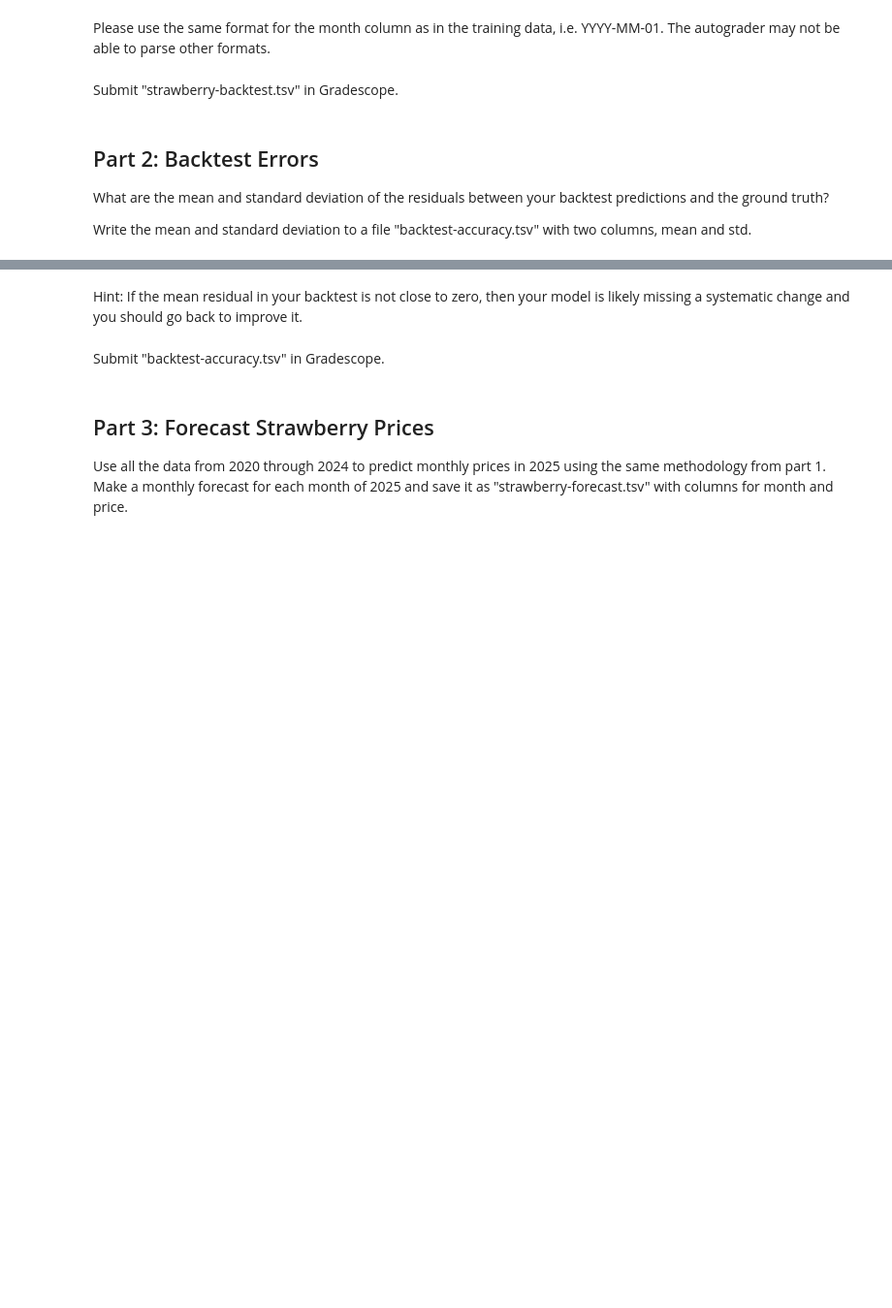
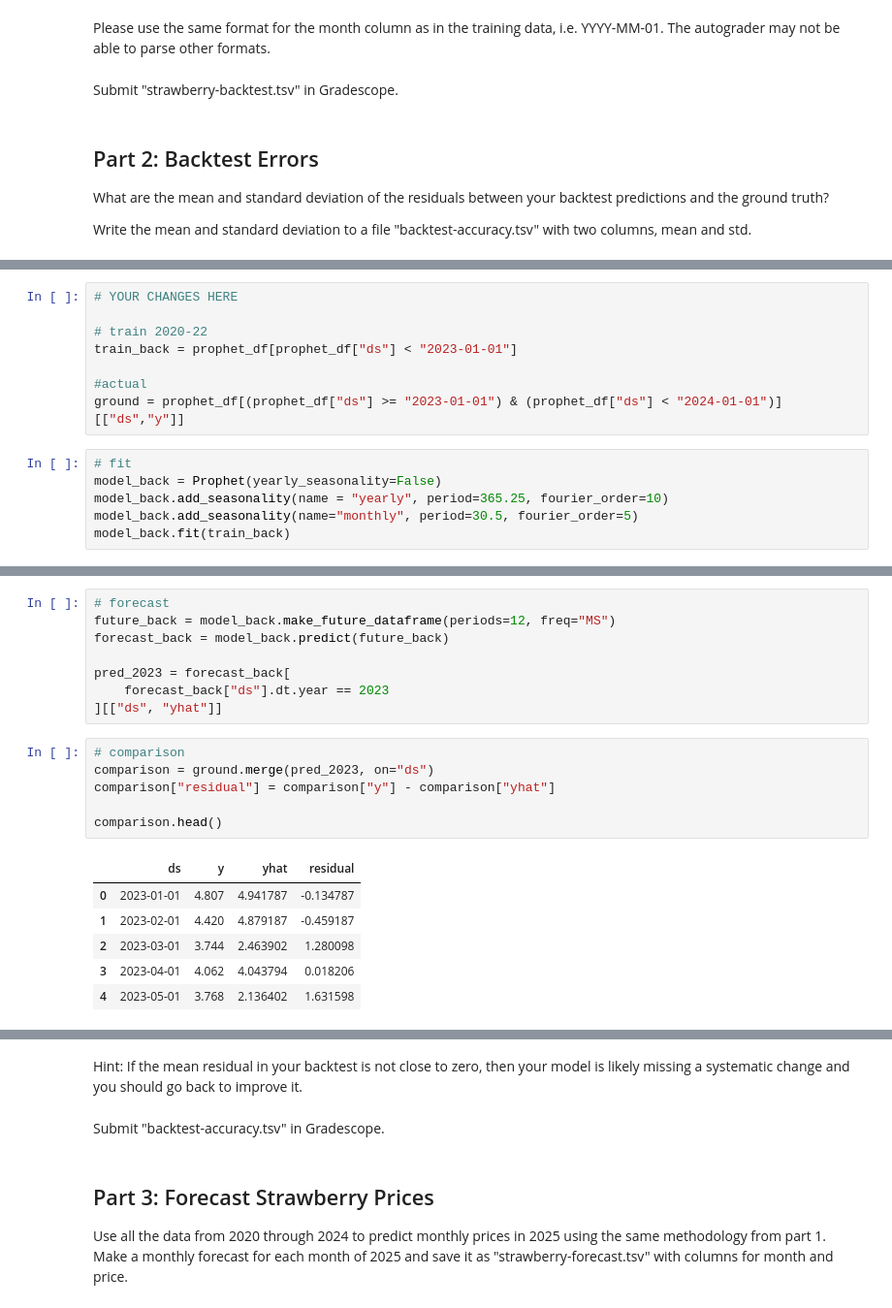
Before and after one commit to tlevash23/AIinField, a Jupyter notebook: project.ipynb, the cells around one changed output, grey strips where cells are left out. Shown at 97% size. Saved outputs shown, nothing was run; the diff lists cells and outputs as text; blank space fills up the shorter version.

```diff
--- a/project.ipynb
+++ b/project.ipynb
@@ -56,0 +120,14 @@ Write the mean and standard deviation to a file "backtest-accuracy.tsv" with two
+# %%
+# YOUR CHANGES HERE
+
+# train 2020-22
+train_back = prophet_df[prophet_df["ds"] < "2023-01-01"]
+
+#actual
+ground = prophet_df[(prophet_df["ds"] >= "2023-01-01") & (prophet_df["ds"] < "2024-01-01")][["ds","y"]]
+# %%
+# fit
+model_back = Prophet(yearly_seasonality=False)
+model_back.add_seasonality(name = "yearly", period=365.25, fourier_order=10)
+model_back.add_seasonality(name="monthly", period=30.5, fourier_order=5)
+model_back.fit(train_back)
@@ -56,0 +138,21 @@ Write the mean and standard deviation to a file "backtest-accuracy.tsv" with two
+# %%
+# forecast
+future_back = model_back.make_future_dataframe(periods=12, freq="MS")
+forecast_back = model_back.predict(future_back)
+
+pred_2023 = forecast_back[
+    forecast_back["ds"].dt.year == 2023
+][["ds", "yhat"]]
+# %%
+# comparison
+comparison = ground.merge(pred_2023, on="ds")
+comparison["residual"] = comparison["y"] - comparison["yhat"]
+
+comparison.head()
+# %% [output]
+|  | ds | y | yhat | residual |
+| 0 | 2023-01-01 | 4.807 | 4.941787 | -0.134787 |
+| 1 | 2023-02-01 | 4.420 | 4.879187 | -0.459187 |
+| 2 | 2023-03-01 | 3.744 | 2.463902 | 1.280098 |
+| 3 | 2023-04-01 | 4.062 | 4.043794 | 0.018206 |
+| 4 | 2023-05-01 | 3.768 | 2.136402 | 1.631598 |
```
Also changed, not shown: parts of 22 cells of this notebook, 6 other files.
